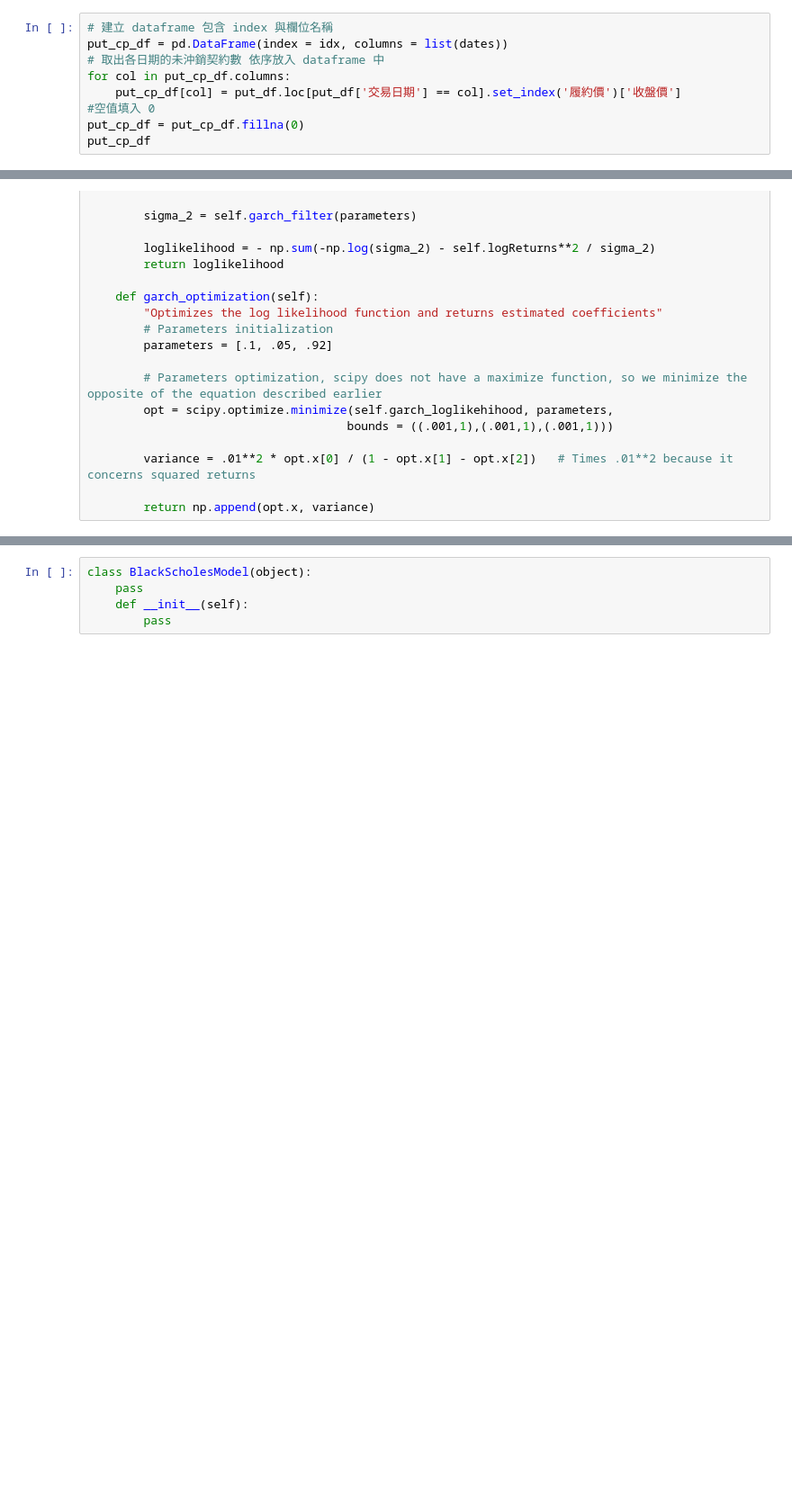
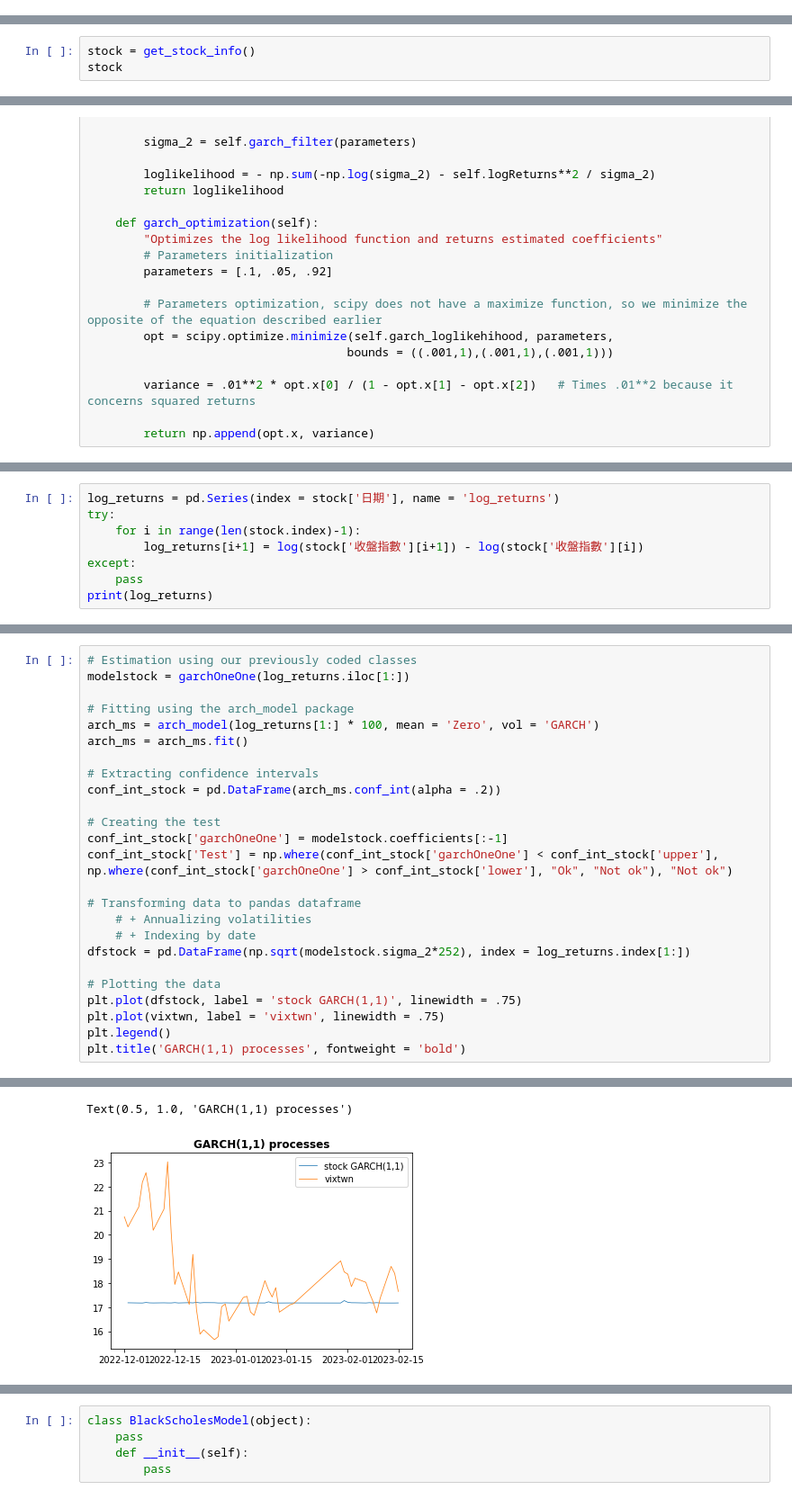
Before and after one commit to SamuelLiuCh/Options, a Jupyter notebook: 波動率預測模型.ipynb, the cells around one changed output, grey strips where cells are left out. Shown at 90% size. Drawn from its saved outputs; the diff is of its cells as text; blank space fills up the shorter version.

```diff
--- a/波動率預測模型.ipynb
+++ b/波動率預測模型.ipynb
@@ -319,9 +26,0 @@ call_cp_df
-# %%
-# 建立 dataframe 包含 index 與欄位名稱
-put_cp_df = pd.DataFrame(index = idx, columns = list(dates))
-# 取出各日期的未沖銷契約數 依序放入 dataframe 中
-for col in put_cp_df.columns:
-    put_cp_df[col] = put_df.loc[put_df['交易日期'] == col].set_index('履約價')['收盤價']
-#空值填入 0
-put_cp_df = put_cp_df.fillna(0)
-put_cp_df
@@ -653,0 +439,3 @@ fig.show()
+# %%
+stock = get_stock_info()
+stock
@@ -712,0 +514,8 @@ for s in sel:
+# %%
+log_returns = pd.Series(index = stock['日期'], name = 'log_returns')
+try:
+    for i in range(len(stock.index)-1):
+        log_returns[i+1] = log(stock['收盤指數'][i+1]) - log(stock['收盤指數'][i])
+except:
+    pass
+print(log_returns)
@@ -712,0 +613,26 @@ for s in sel:
+# %%
+# Estimation using our previously coded classes
+modelstock = garchOneOne(log_returns.iloc[1:])
+
+# Fitting using the arch_model package
+arch_ms = arch_model(log_returns[1:] * 100, mean = 'Zero', vol = 'GARCH')
+arch_ms = arch_ms.fit()
+
+# Extracting confidence intervals
+conf_int_stock = pd.DataFrame(arch_ms.conf_int(alpha = .2))
+
+# Creating the test
+conf_int_stock['garchOneOne'] = modelstock.coefficients[:-1]
+conf_int_stock['Test'] = np.where(conf_int_stock['garchOneOne'] < conf_int_stock['upper'], np.where(conf_int_stock['garchOneOne'] > conf_int_stock['lower'], "Ok", "Not ok"), "Not ok")
+
+# Transforming data to pandas dataframe
+    # + Annualizing volatilities
+    # + Indexing by date
+dfstock = pd.DataFrame(np.sqrt(modelstock.sigma_2*252), index = log_returns.index[1:])
+
+# Plotting the data
+plt.plot(dfstock, label = 'stock GARCH(1,1)', linewidth = .75)
+plt.plot(vixtwn, label = 'vixtwn', linewidth = .75)
+plt.legend()
+plt.title('GARCH(1,1) processes', fontweight = 'bold')
+# %% [output]
@@ -712,0 +656,2 @@ for s in sel:
+Text(0.5, 1.0, 'GARCH(1,1) processes')
+[figure, added]
```
Also changed, not shown: parts of 75 cells of this notebook.
